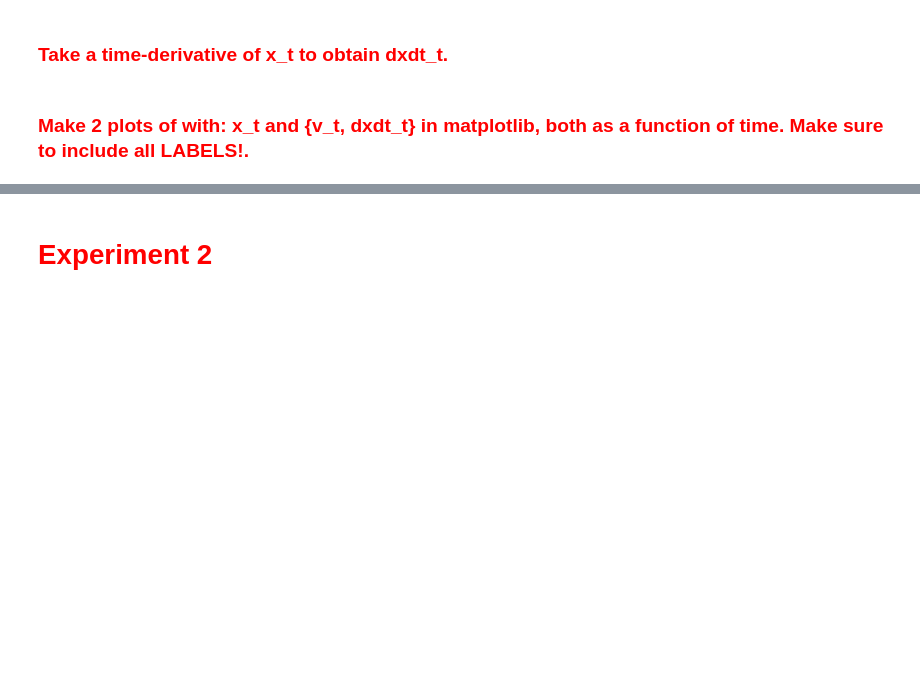
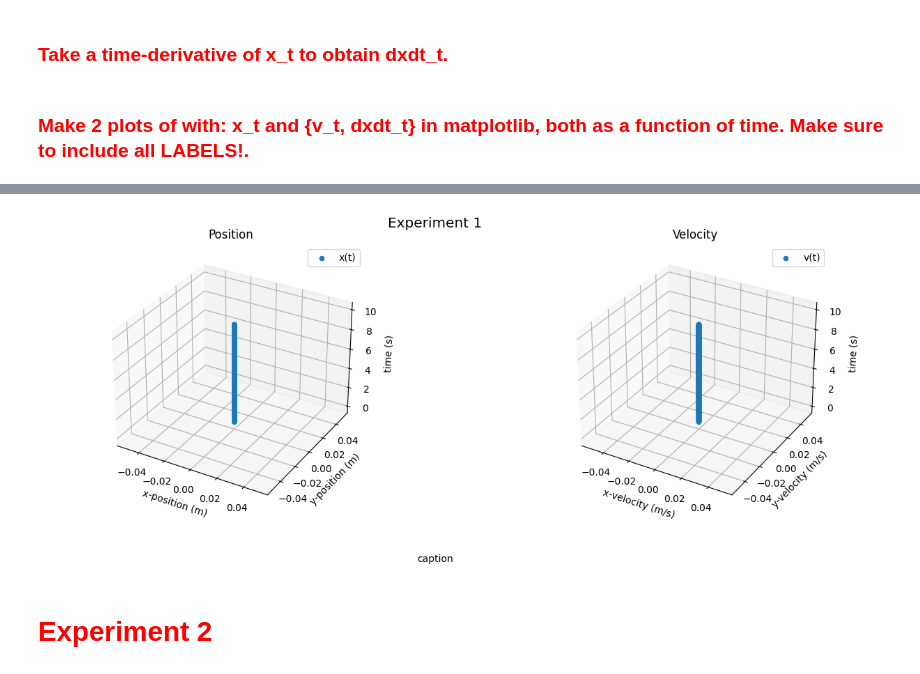
Before and after one commit to CalebAnderson22/PHY122, a Jupyter notebook: phy122_N1Lt.ipynb, the cells around one changed output, grey strips where cells are left out. Saved outputs shown, nothing was run; the diff lists cells and outputs as text; code cells hidden in the pictures; blank space fills up the shorter version.

```diff
--- a/phy122_N1Lt.ipynb
+++ b/phy122_N1Lt.ipynb
@@ -12,9 +24,16 @@ Caleb Anderson
 ### <font color='Red'> Before we start lets define the times in which all our experiments will take place. </font>
 
 ### <font color='Red'> Define a time-increment (Δt), initial (t0), and a final (tf) time for your experiment. And with it a time_array. </font>
+# %%
+dt = 0.01 ### s(detector)
+t0 = 0
+tf = 10
+timeline = arange(t0, tf, dt)
 # %% [markdown]
 #   <font color='Red'> **Experiment 1** </font>
 # %% [markdown]
 ### <font color='Red'> To begin lets start with by defining an initial position. </font>
+# %%
+x_i1 = array([0., 0.]) ## m : initial position vector/array
 # %% [markdown]
 ### <font color='Red'> PRINT the distance of the previously defined position vector (give units!): </font>
@@ -24,4 +46,12 @@ the initial distance is 1.000 meters
 # %% [markdown]
 ### <font color='Red'> Define a for-loop to Velocity-Verlet integrate the motion to obtain a x_t. </font>
+# %%
+x_t1 = zeros((len(timeline), 2)) ## initialize position-trajectory (position vectors for all times)
+v_t1 = zeros((len(timeline), 2)) ## initialize velocity-trajectory (velocity vectors for all times)
+
+x_t1[0] = x_i1 ## initialize the 0th position-trajectory entry to the initial-position
+for t in range(1,len(timeline)):
+    x_t1[t] = x_t1[t-1] + v_t1[t-1] * dt ## numerically integrate the velocity
+    v_t1[t] = v_t1[t-1] ## set new velocity = old velocity (because constant velocity)
 # %% [markdown]
 ### <font color='Red'> Take a time-derivative of x_t to obtain dxdt_t. </font>
@@ -33,3 +62,28 @@ the initial distance is 1.000 meters
+# %%
+fig, (ax11, ax21) = plt.subplots(1, 2)
+ax11.axis('off')
+ax21.axis('off')
+ax11 = fig.add_subplot(1, 2, 1, projection='3d')  # Create a 3D subplot
+ax21 = fig.add_subplot(1, 2, 2, projection='3d')  # Create a 3D subplot
+
+fig.text(1, 1, "Experiment 1", ha='center', fontsize='x-large')
+fig.subplots_adjust(hspace=0.01, wspace=0.25, right=2, top=0.95, bottom=0.15)
+fig.text(1, 0, "caption", ha='center')
+
+ax11.scatter(x_t1[:, 0], x_t1[:, 1], timeline, label="x(t)")  # Scatter plot in 3D
+ax11.set_title("Position")
+ax11.legend()
+ax11.set(xlabel="x-position (m)", ylabel="y-position (m)", zlabel="time (s)")
+
+
+ax21.scatter(v_t1[:, 0], v_t1[:, 1], timeline, label="v(t)")  # Scatter plot in 3D
+ax21.set_title("Velocity")
+ax21.legend()
+ax21.set(xlabel="x-velocity (m/s)", ylabel="y-velocity (m/s)", zlabel="time (s)")
+
+fig.show()
+# %% [output]
+[figure, added]
 # %% [markdown]
 #   <font color='Red'> **Experiment 2** </font>
 # %% [markdown]
```
Also changed, not shown: parts of 11 cells of this notebook.
